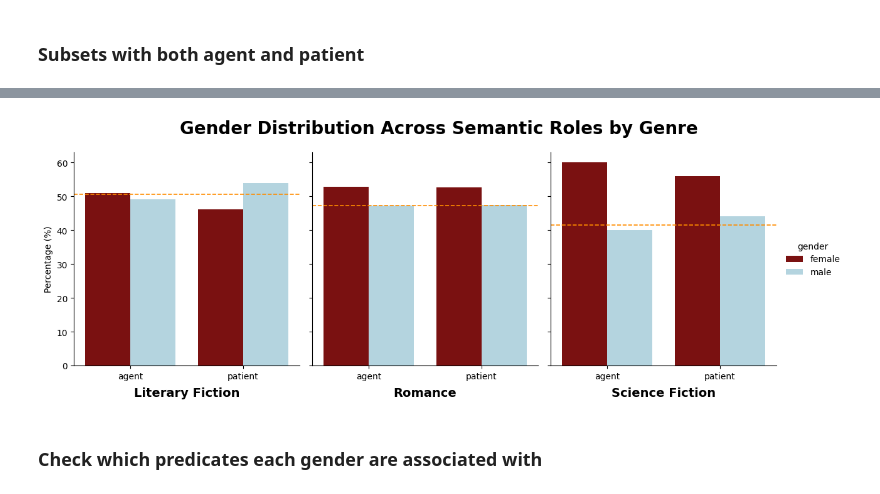
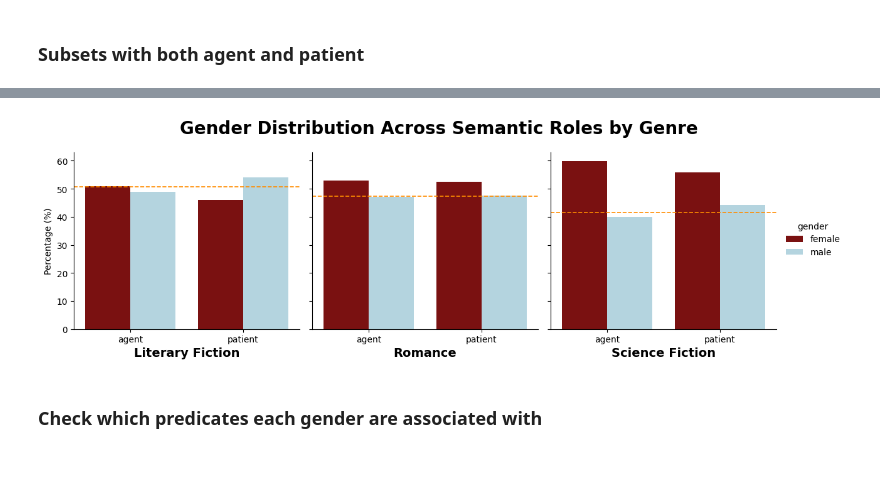
Before and after one commit to Idun9000/Gender-Stereotypes-in-LLM-generated-short-stories, a Jupyter notebook: notebooks/04_Gender_bias_analysis/Relational_bias/relational_bias_plotting.ipynb, the cells around one changed output, grey strips where cells are left out. Saved outputs shown, nothing was run; the diff lists cells and outputs as text; code cells hidden in the pictures; blank space fills up the shorter version.

Commit message:
show x-axis in relational gender representation plot

```diff
--- a/notebooks/04_Gender_bias_analysis/Relational_bias/relational_bias_plotting.ipynb
+++ b/notebooks/04_Gender_bias_analysis/Relational_bias/relational_bias_plotting.ipynb
@@ -163,35 +147,35 @@ for ax, title in zip(g.axes.flat, g.col_names):
             linewidth=1.2
         )
 
 # Remove default titles
 g.set_titles("")
 
 # Add titles below each subplot
 for ax, col_name in zip(g.axes.flat, g.col_names):
     ax.text(
         0.5, -0.1, col_name,   # x centered, y below axis
         transform=ax.transAxes,
         ha="center",
         va="top",
         fontsize=14,
         fontweight="bold"
     )
 
 g.set_xlabels("")
 g.set_ylabels("Percentage (%)")
 
 g.fig.suptitle(
     "Gender Distribution Across Semantic Roles by Genre",
     fontsize=20,
     fontweight="bold"
 )
 
-g.fig.subplots_adjust(top=0.85, bottom=0)
+g.fig.subplots_adjust(top=0.85)
 
 plt.savefig(FIGURES_DIR / "Relational_bias/gender_distribution_across_semantic_roles_by_genre.png", dpi=300)
 plt.show()
 # %% [output]
-[figure, old version]
+[figure, new version]
 # %% [markdown]
 ### Check which predicates each gender are associated with
 # %%
```
Also changed, not shown: parts of 2 cells of this notebook, 1 other file.
